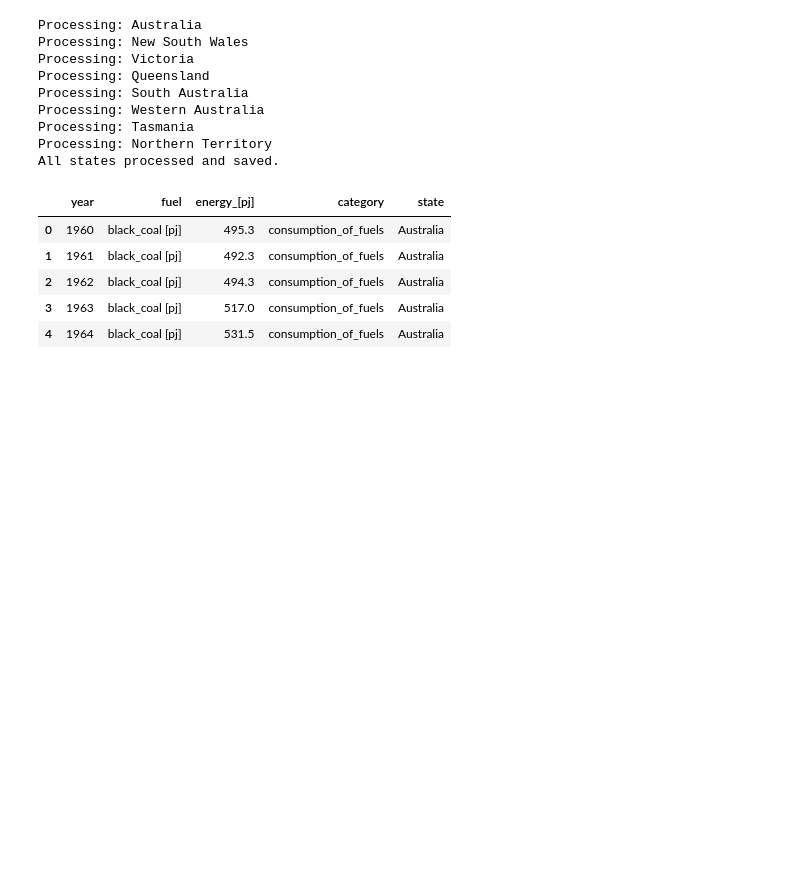
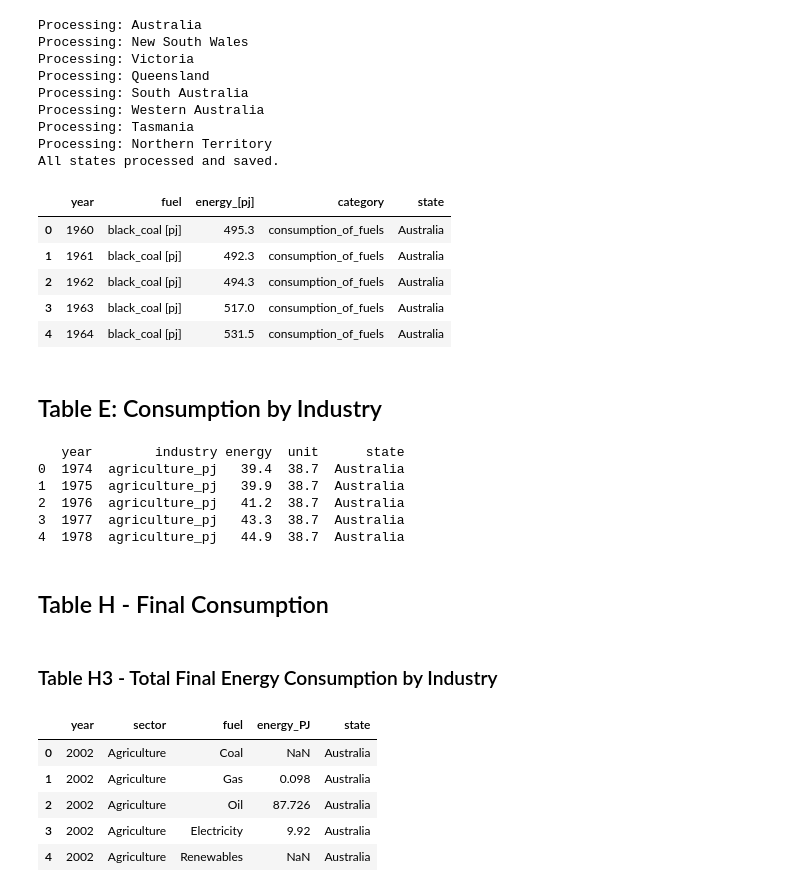
Before and after one commit to camilouribeg/DVN_AT3-aus-energy, a Jupyter notebook: notebooks/data_transf.ipynb, the cells around one changed output. Saved outputs shown, nothing was run; the diff lists cells and outputs as text; code cells hidden in the pictures; blank space fills up the shorter version.

```diff
--- a/notebooks/data_transf.ipynb
+++ b/notebooks/data_transf.ipynb
@@ -381,3 +381,5 @@ df_d_final.head()
 | 2 | 1962 | black_coal [pj] | 494.3 | consumption_of_fuels | Australia |
 | 3 | 1963 | black_coal [pj] | 517.0 | consumption_of_fuels | Australia |
 | 4 | 1964 | black_coal [pj] | 531.5 | consumption_of_fuels | Australia |
+# %% [markdown]
+## Table E: Consumption by Industry
@@ -383,0 +438,78 @@ df_d_final.head()
+# %%
+sheet_map = {
+    "AUS": "Australia",
+    "NSW": "New South Wales",
+    "VIC": "Victoria",
+    "QLD": "Queensland",
+    "SA": "South Australia",
+    "WA": "Western Australia",
+    "TAS": "Tasmania",
+    "NT": "Northern Territory"
+}
+
+path = "../data/raw/table_e_consumption_by_industry.xlsx"
+df_e_final = load_table_e_all_states(path, sheet_map)
+
+# Preview
+print(df_e_final.head())
+
+# Save
+df_e_final.to_csv("../data/processed/table_e_consumption_by_industry.csv", index=False)
+# %% [output]
+   year        industry energy  unit      state
+0  1974  agriculture_pj   39.4  38.7  Australia
+1  1975  agriculture_pj   39.9  38.7  Australia
+2  1976  agriculture_pj   41.2  38.7  Australia
+3  1977  agriculture_pj   43.3  38.7  Australia
+4  1978  agriculture_pj   44.9  38.7  Australia
+# %% [markdown]
+## Table H - Final Consumption
+# %% [markdown]
+### Table H3 - Total Final Energy Consumption by Industry
+# %%
+def load_table_h_fuel_industry(path, sheet_name="TFEC fuel and industry"):
+    # Read the sheet with no header so we can inspect manually
+    df_raw = pd.read_excel(path, sheet_name=sheet_name, header=None)
+
+    # Step 1: Identify where the actual data starts
+    df_data = df_raw.iloc[6:, 1:]  # starting from row 6, drop first column (mostly empty or index)
+
+    # Step 2: Set proper column names
+    years = df_raw.iloc[4, 2:].tolist()  # Row 4 contains the years (e.g., 2002-03)
+    df_data.columns = ["category"] + years
+
+    # Step 3: Fill down the industry sectors
+    df_data["sector"] = df_data["category"].where(~df_data["category"].isin(
+        ["Coal", "Gas", "Oil", "Electricity", "Renewables", "Total"]
+    ))
+    df_data["sector"] = df_data["sector"].fillna(method="ffill")
+
+    # Step 4: Keep only fuel-type rows (not "Total" rows)
+    fuel_types = ["Coal", "Gas", "Oil", "Electricity", "Renewables"]
+    df_fuel = df_data[df_data["category"].isin(fuel_types)].copy()
+
+    # Step 5: Reshape to long format
+    df_long = df_fuel.melt(id_vars=["sector", "category"], var_name="year", value_name="energy_PJ")
+
+    # Step 6: Clean up
+    df_long["year"] = df_long["year"].astype(str).str.extract(r"(\d{4})").astype(int)
+    df_long.rename(columns={"category": "fuel"}, inplace=True)
+    df_long["state"] = "Australia"  # This table is at the national level
+
+    # Final column order
+    df_long = df_long[["year", "sector", "fuel", "energy_PJ", "state"]]
+
+    return df_long
+
+# Example usage:
+path = "../data/raw/table_h_total_final_consumption.xlsx"
+df_fuel_industry = load_table_h_fuel_industry(path)
+
+df_fuel_industry.head()
+# %% [output]
+|  | year | sector | fuel | energy_PJ | state |
+| 0 | 2002 | Agriculture | Coal | NaN | Australia |
+| 1 | 2002 | Agriculture | Gas | 0.098 | Australia |
+| 2 | 2002 | Agriculture | Oil | 87.726 | Australia |
+| 3 | 2002 | Agriculture | Electricity | 9.92 | Australia |
+| 4 | 2002 | Agriculture | Renewables | NaN | Australia |
```
Also changed, not shown: parts of 9 cells of this notebook, 12 other files.
